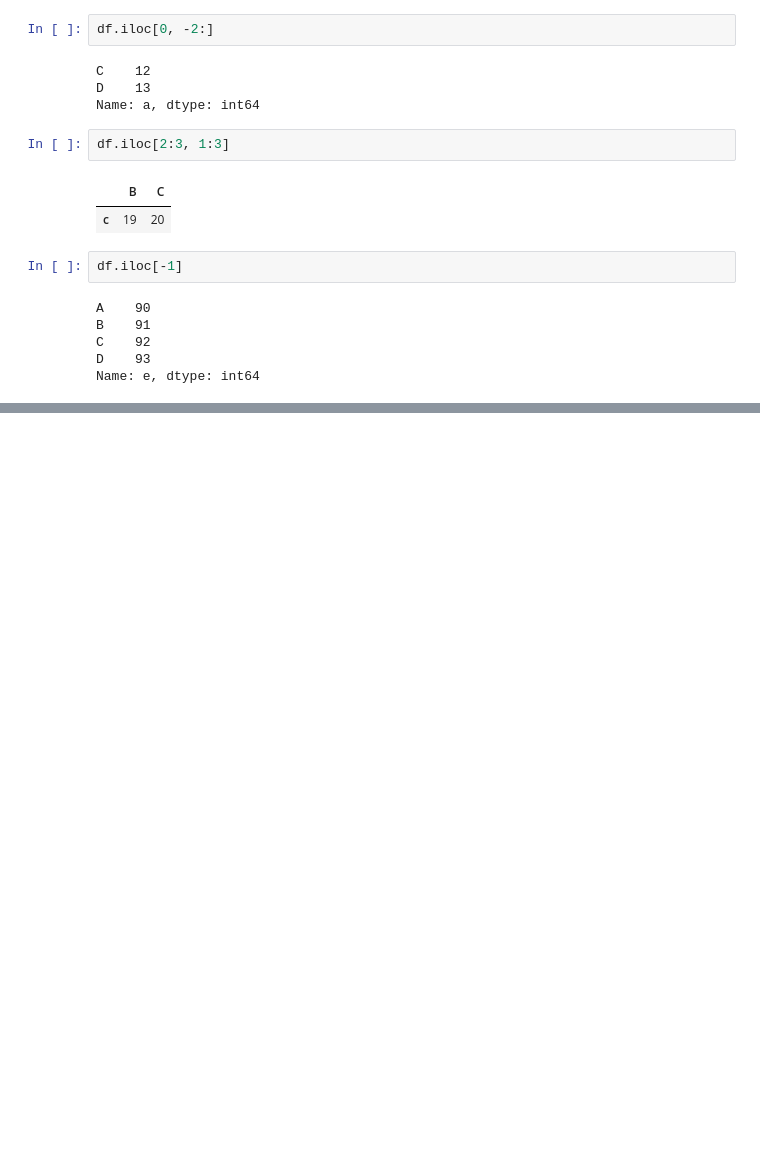
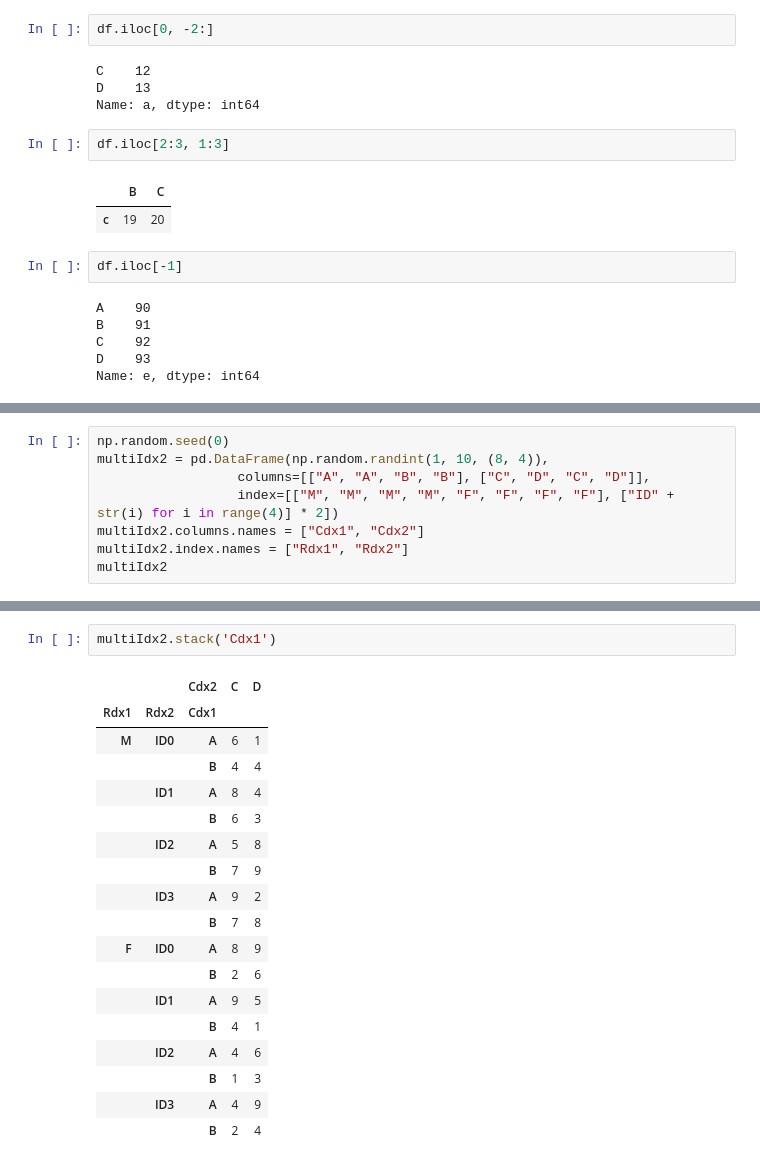
Before and after one commit to Tab4Space/Py_NPM, a Jupyter notebook: 02_Pandas/04_Indexing.ipynb, the cells around one changed output, grey strips where cells are left out. Cells and saved outputs as stored; diff of their text form; blank space fills up the shorter version.

Commit message:
DataFrame 인덱싱

```diff
--- a/02_Pandas/04_Indexing.ipynb
+++ b/02_Pandas/04_Indexing.ipynb
@@ -106,0 +207,8 @@ Name: e, dtype: int64
+# %%
+np.random.seed(0)
+multiIdx2 = pd.DataFrame(np.random.randint(1, 10, (8, 4)),
+                  columns=[["A", "A", "B", "B"], ["C", "D", "C", "D"]],
+                  index=[["M", "M", "M", "M", "F", "F", "F", "F"], ["ID" + str(i) for i in range(4)] * 2])
+multiIdx2.columns.names = ["Cdx1", "Cdx2"]
+multiIdx2.index.names = ["Rdx1", "Rdx2"]
+multiIdx2
@@ -106,0 +231,21 @@ Name: e, dtype: int64
+# %%
+multiIdx2.stack('Cdx1')
+# %% [output]
+|  |  | Cdx2 | C | D |
+| Rdx1 | Rdx2 | Cdx1 |  |  |
+| M | ID0 | A | 6 | 1 |
+|  |  | B | 4 | 4 |
+|  | ID1 | A | 8 | 4 |
+|  |  | B | 6 | 3 |
+|  | ID2 | A | 5 | 8 |
+|  |  | B | 7 | 9 |
+|  | ID3 | A | 9 | 2 |
+|  |  | B | 7 | 8 |
+| F | ID0 | A | 8 | 9 |
+|  |  | B | 2 | 6 |
+|  | ID1 | A | 9 | 5 |
+|  |  | B | 4 | 1 |
+|  | ID2 | A | 4 | 6 |
+|  |  | B | 1 | 3 |
+|  | ID3 | A | 4 | 9 |
+|  |  | B | 2 | 4 |
```
Also changed, not shown: parts of 24 cells of this notebook.
